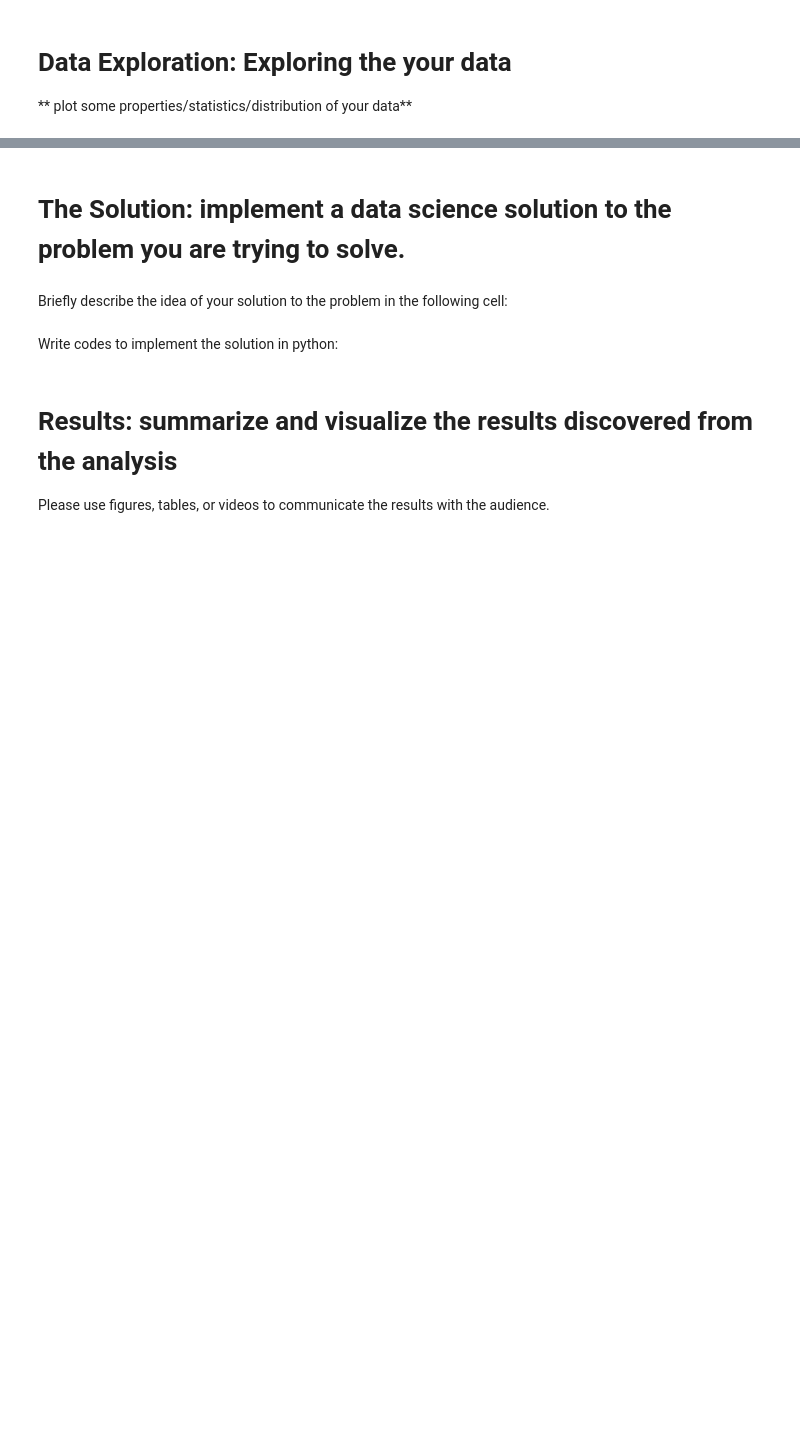
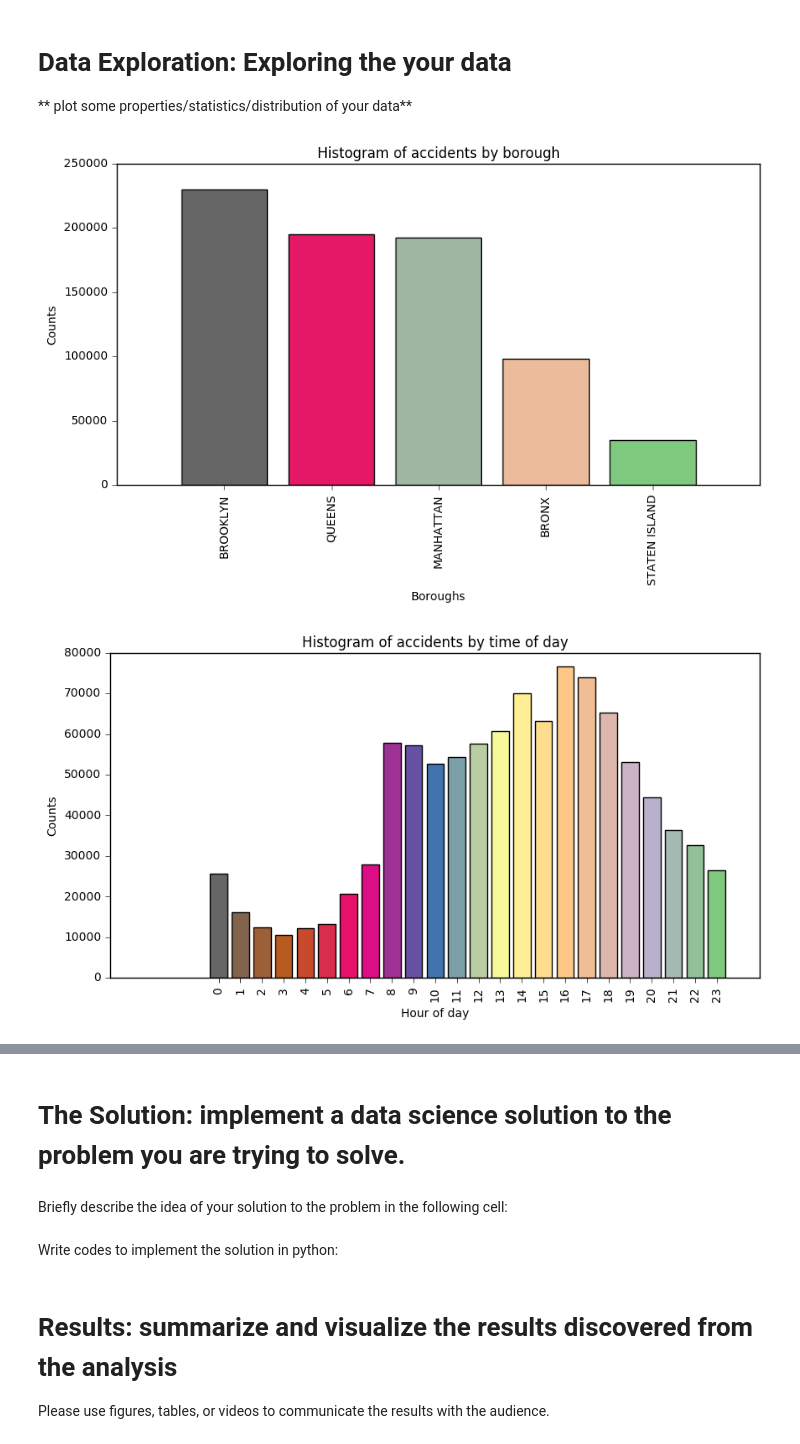
Before and after one commit to dontirun/DS3001-Case-6, a Jupyter notebook: case6.ipynb, the cells around one changed output, grey strips where cells are left out. Cells and saved outputs as stored; diff of their text form; code cells hidden in the pictures; blank space fills up the shorter version.

Commit message:
Added basic data statistics visualizations.

```diff
--- a/case6.ipynb
+++ b/case6.ipynb
@@ -33,0 +88,55 @@ Please briefly describe in the following cell: what problem are you trying to so
+# %%
+import matplotlib.pyplot as plt
+
+# Remove empty data
+boros_accs.pop('', None)
+time_day_accs.pop('', None)
+cause_accs.pop('', None)
+cause_accs.pop('Unspecified', None)
+vehicle_type_accs.pop('', None)
+
+def make_hist_chart(dictionary, title, x_axis, y_axis, sort_keys=True):
+    plt.figure(figsize=(10, 5))
+
+    # Get months and averages
+    categories = None
+    counts = None
+
+    if sort_keys:
+        sorted_cats = sorted(dictionary, key=dictionary.get, reverse=True)
+        categories = [category for category in sorted_cats]
+        counts = [dictionary[category] for category in sorted_cats]
+    else:
+        categories = [category for category in dictionary.keys()]
+        counts = [dictionary[category] for category in dictionary.keys()]
+
+    # Get colors
+    cmap = plt.get_cmap('Accent_r')
+    colors = [cmap(i) for i in np.linspace(0, 1, len(categories))]
+    cat_len = range(len(categories))
+
+    # Bar chart
+    plt.bar(cat_len, counts, align='center', color=colors)
+
+    # Labels
+    locs, labels = plt.xticks(cat_len, categories)
+    plt.setp(labels, rotation=90)
+    plt.title(title)
+    plt.tick_params(axis='x', which='both', top='off')
+    plt.tick_params(axis='y', which='both', right='off')
+
+    # Axes
+    ax = plt.gca()
+    ax.tick_params(direction='out')
+    ax.set_xlabel(x_axis)
+    ax.set_ylabel(y_axis)
+
+    plt.show()
+
+make_hist_chart(boros_accs, 'Histogram of accidents by borough', 'Boroughs', 'Counts')
+make_hist_chart(time_day_accs, 'Histogram of accidents by time of day', 'Hour of day', 'Counts', sort_keys=False)
+make_hist_chart(vehicle_type_accs, 'Histogram of accidents by vehicle type', 'Vehicle types', 'Counts')
+make_hist_chart(cause_accs, 'Histogram of causes of accidents', 'Causes', 'Counts')
+# %% [output]
+[figure, added]
+[figure, added]
```
Also changed, not shown: parts of 4 cells of this notebook.
